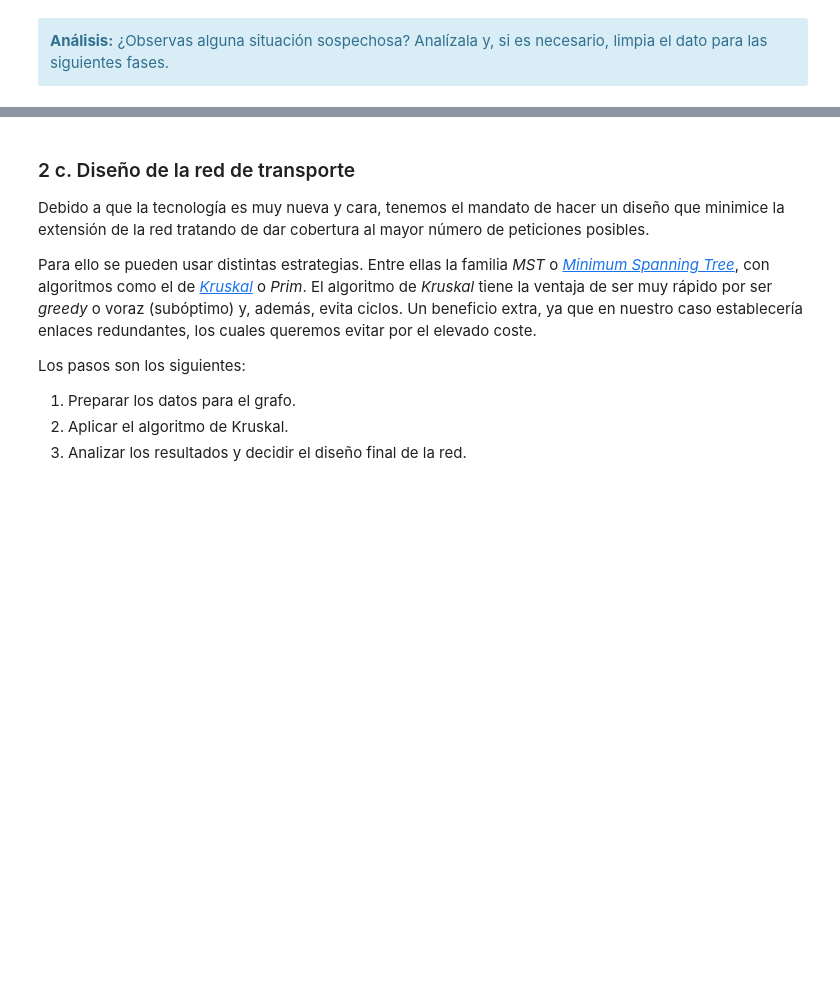
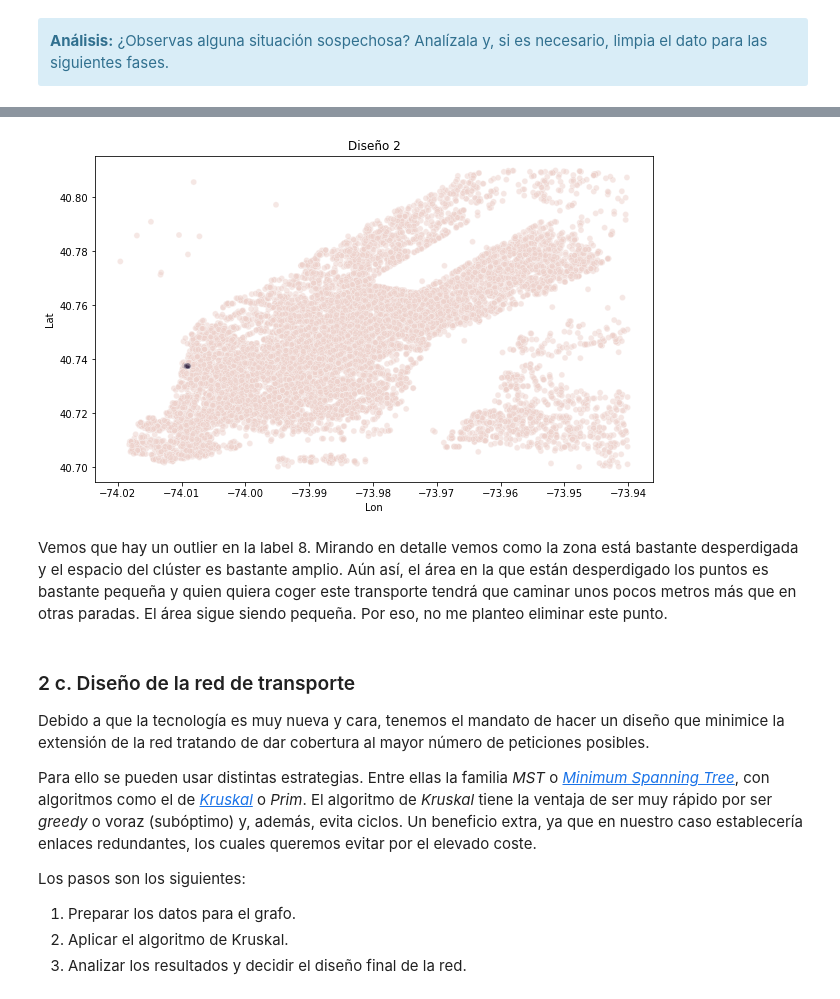
Before and after one commit to angelbujalance/MAME_PEC, a Jupyter notebook: 20221_M2.855_PEC2-Enunciado.ipynb, the cells around one changed output, grey strips where cells are left out. Saved outputs shown, nothing was run; the diff lists cells and outputs as text; code cells hidden in the pictures; blank space fills up the shorter version.

```diff
--- a/20221_M2.855_PEC2-Enunciado.ipynb
+++ b/20221_M2.855_PEC2-Enunciado.ipynb
@@ -654,3 +696,14 @@ Name: min, Length: 194, dtype: float64
+# %%
+plt.figure(figsize=(10,6))
+
+plt.title('Diseño 2')
+sns.scatterplot(x=dat['Lon'], y=dat['Lat'], alpha=.5, hue=check_label(131))
+plt.legend([],[], frameon=False)
+plt.show()
+# %% [output]
+[figure, added]
+# %% [markdown]
+Vemos que hay un outlier en la label 8. Mirando en detalle vemos como la zona está bastante desperdigada y el espacio del clúster es bastante amplio. Aún así, el área en la que están desperdigado los puntos es bastante pequeña y quien quiera coger este transporte tendrá que caminar unos pocos metros más que en otras paradas. El área sigue siendo pequeña. Por eso, no me planteo eliminar este punto.
 # %% [markdown]
 ### 2 c. Diseño de la red de transporte
 
```
Also changed, not shown: parts of 9 cells of this notebook.
